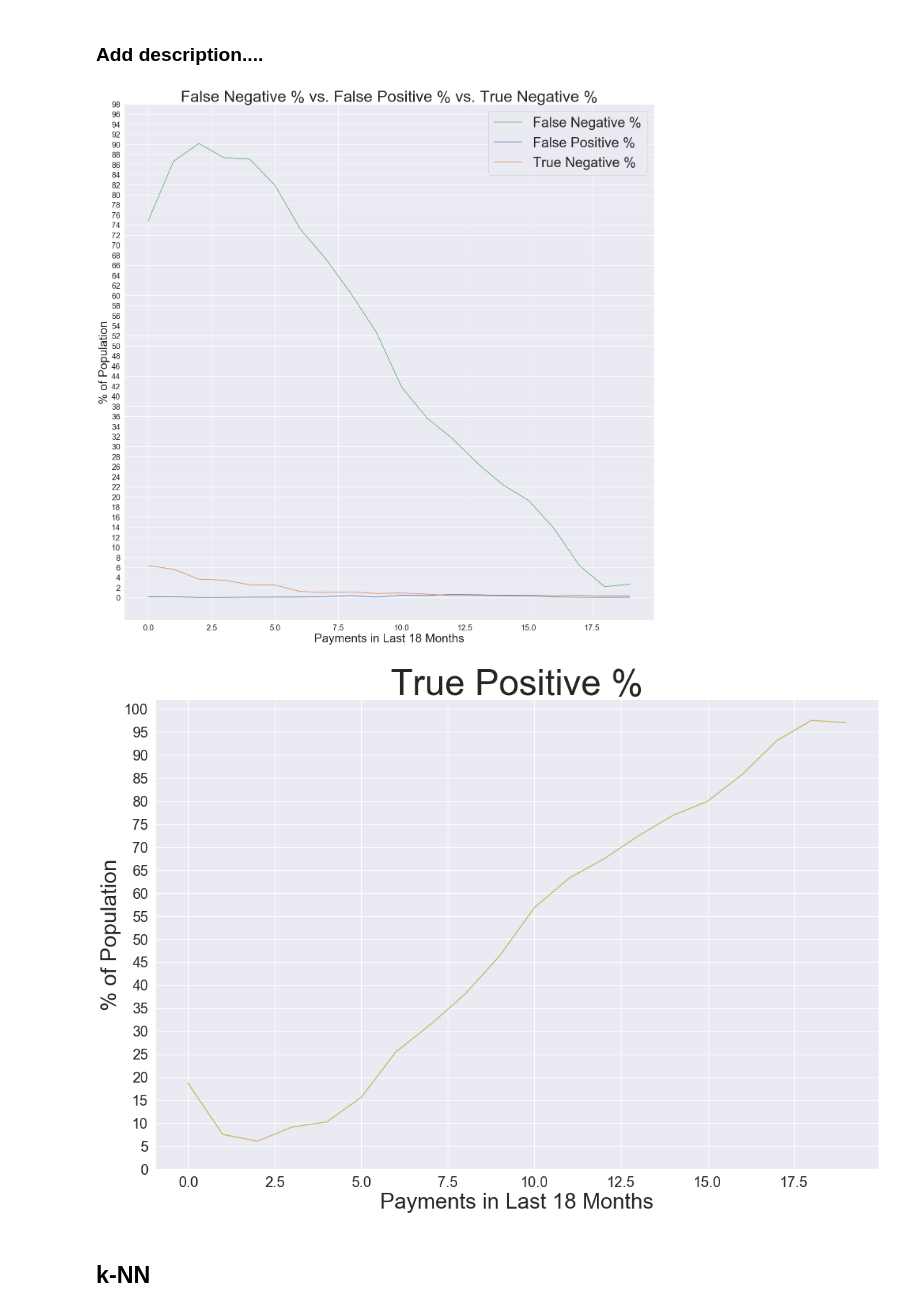
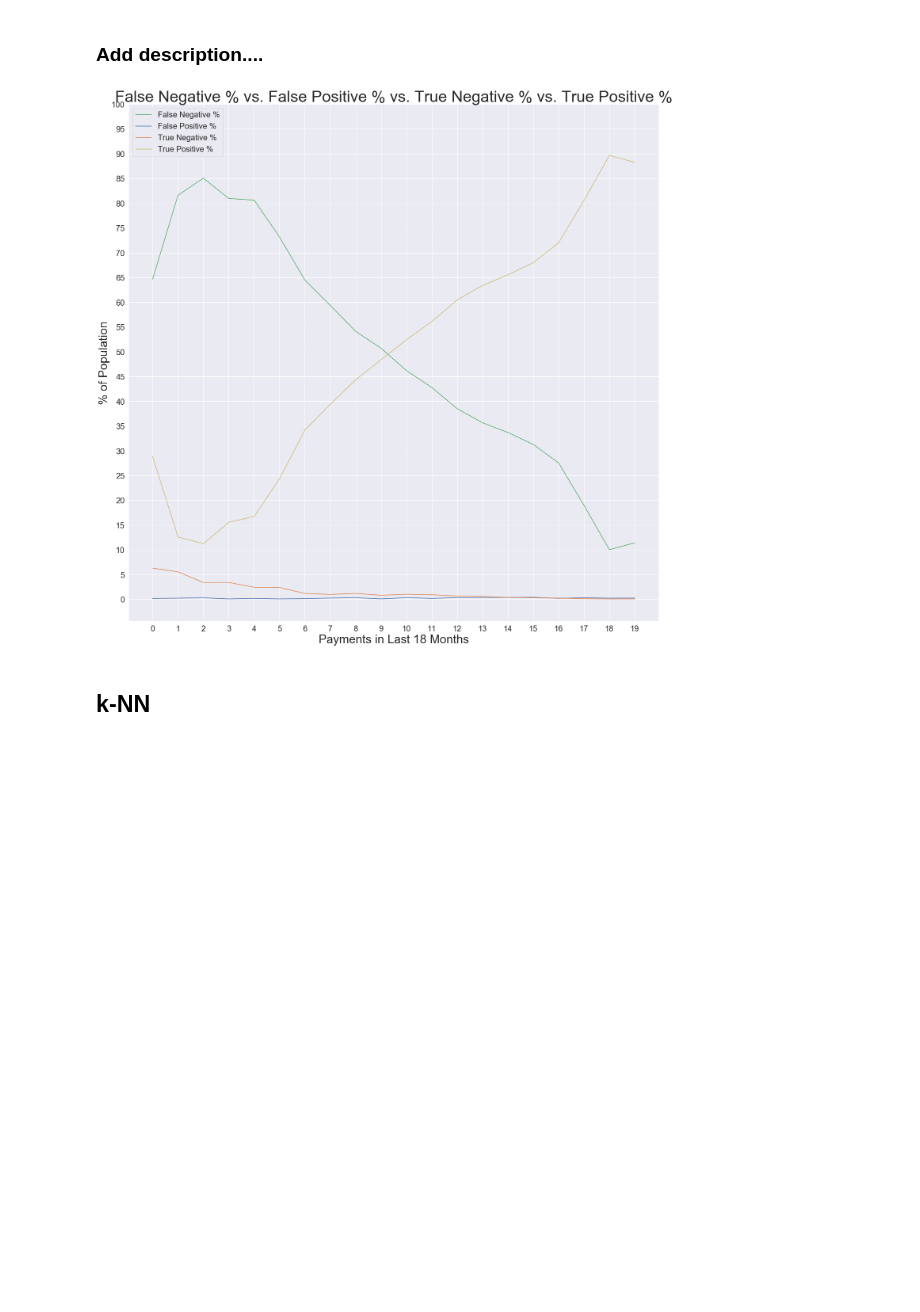
Before and after one commit to brocknosbisch/Springboard_Capstone_2, a Jupyter notebook: Chapter_5_Capstone_2_Machine_Learning.ipynb, the cells around one changed output. Saved outputs shown, nothing was run; the diff lists cells and outputs as text; code cells hidden in the pictures; blank space fills up the shorter version.

```diff
--- a/Chapter_5_Capstone_2_Machine_Learning.ipynb
+++ b/Chapter_5_Capstone_2_Machine_Learning.ipynb
@@ -352,7 +570,7 @@ n_CV = 5
 
 logreg = LogisticRegression(solver='liblinear') # Create the classifier
 
-print_cv_scores(logreg, X_test, y_test, savings_scorer, n_CV, -1) # Print cross_val_score using custom scoring
+print_cv_scores(logreg, X_test_2, y_test_2, savings_scorer, n_CV, -1) # Print cross_val_score using custom scoring
 
 penalty = ['l1', 'l2'] # regularization penablty space
 # C = np.logspace(0, 4, 10) # regularization hyperparameter space
@@ -363,10 +581,10 @@ param_grid = dict(C=C, penalty=penalty)
 # logreg_cv = GridSearchCV(logreg, param_grid, cv=n_CV, scoring=savings_scorer, n_jobs=-1) # 5 fold
 logreg_cv = GridSearchCV(logreg, param_grid, cv=n_CV, scoring=savings_scorer, n_jobs=-1) # 5 fold
 
-logreg_cv.fit(X_train, y_train) # Fit the classifier to the training data
+logreg_cv.fit(X_r3, y_r3) # Fit the classifier to the training data
 
-y_pred = logreg_cv.predict(X_test) # Predict the labels of the test set
+y_pred = logreg_cv.predict(X_test_2) # Predict the labels of the test set
 
-print_stats(y_test, y_pred)
+print_stats(y_test_2, y_pred)
 # %% [output]
 CV Scores:
@@ -474,6 +767,6 @@ Since this is the best model by Profit, I am testing to see how our Predictions
 # %%
-X_test2 = pd.DataFrame(X_test)
-y_test2 = pd.DataFrame(y_test)
+X_test2 = pd.DataFrame(X_test_2)
+y_test2 = pd.DataFrame(y_test_2)
 y_test2['pred'] = y_pred
 y_test2[:][y_test2['pred']==1]
 
@@ -526,48 +813,47 @@ y1 = y1.dropna()
 data2 = df3['PAYMENTS_IN_LAST_18_MONTHS'][(df3['STOP_21_DAYS_FROM_20190301'] == 1) & (df3['pred'] == 0) & (df3['PAYMENTS_IN_LAST_18_MONTHS'] < 20)].groupby(df3['PAYMENTS_IN_LAST_18_MONTHS']).count()
 x2 = list(np.unique(df3['PAYMENTS_IN_LAST_18_MONTHS'][(df3['STOP_21_DAYS_FROM_20190301'] == 1) & (df3['pred'] == 0) & (df3['PAYMENTS_IN_LAST_18_MONTHS'] < 20)]))
 y2 = (data2/data)*100
 y2 = y2.dropna()
 
 # True Negative
 data3 = df3['PAYMENTS_IN_LAST_18_MONTHS'][(df3['STOP_21_DAYS_FROM_20190301'] == 1) & (df3['pred'] == 1) & (df3['PAYMENTS_IN_LAST_18_MONTHS'] < 20)].groupby(df3['PAYMENTS_IN_LAST_18_MONTHS']).count()
 x3 = list(np.unique(df3['PAYMENTS_IN_LAST_18_MONTHS'][(df3['STOP_21_DAYS_FROM_20190301'] == 1) & (df3['pred'] == 1) & (df3['PAYMENTS_IN_LAST_18_MONTHS'] < 20)]))
 y3 = (data3/data)*100
 y3 = y3.dropna()
 
 # True Positive
 data4 = df3['PAYMENTS_IN_LAST_18_MONTHS'][(df3['STOP_21_DAYS_FROM_20190301'] == 0) & (df3['pred'] == 0) & (df3['PAYMENTS_IN_LAST_18_MONTHS'] < 20)].groupby(df3['PAYMENTS_IN_LAST_18_MONTHS']).count()
 x4 = list(np.unique(df3['PAYMENTS_IN_LAST_18_MONTHS'][(df3['STOP_21_DAYS_FROM_20190301'] == 0) & (df3['pred'] == 0) & (df3['PAYMENTS_IN_LAST_18_MONTHS'] < 20)]))
 y4 = (data4/data)*100
 y4 = y4.dropna()
 
 plt.xlabel('Payments in Last 18 Months', fontsize=30)
 plt.ylabel('% of Population', fontsize=30)
-plt.title('False Negative % vs. False Positive % vs. True Negative %', fontsize=40)
+plt.title('False Negative % vs. False Positive % vs. True Negative % vs. True Positive %', fontsize=40)
 
 plt.plot(x1, y1, color='g', label='False Negative %')
 plt.plot(x2, y2, label='False Positive %')
 plt.plot(x3, y3, label='True Negative %')
-# plt.plot(x4, y4, color='y', label='True Positive %')
-plt.xticks(fontsize=20)
-plt.yticks(np.arange(0,100,2), fontsize=20)
-plt.legend(loc=1, prop={'size': 35})
+plt.plot(x4, y4, color='y', label='True Positive %')
+plt.xticks(np.arange(0,20), fontsize=20)
+plt.yticks(np.arange(0,105,5), fontsize=20) # plt.yticks(np.arange(0,100,2), fontsize=20)
+plt.legend(loc=0, prop={'size': 20})
 
 plt.show()
 
 
-plt.figure(figsize=(18,12))
+# plt.figure(figsize=(18,12))
 
-plt.xlabel('Payments in Last 18 Months', fontsize=30)
-plt.ylabel('% of Population', fontsize=30)
-plt.title('True Positive %', fontsize=50)
+# plt.xlabel('Payments in Last 18 Months', fontsize=30)
+# plt.ylabel('% of Population', fontsize=30)
+# plt.title('True Positive %', fontsize=50)
 
-plt.plot(x4, y4, color='y', label='True Positive %')
-plt.xticks(fontsize=20)
-plt.yticks(np.arange(0,105,5), fontsize=20)
-#plt.legend(loc=1, prop={'size': 35})
-plt.show()
+# plt.plot(x4, y4, color='y', label='True Positive %')
+# plt.xticks(fontsize=20)
+# plt.yticks(np.arange(0,105,5), fontsize=20)
+# plt.legend(loc=1, prop={'size': 35})
+# plt.show()
 # %% [output]
-[figure, old version]
+[figure, new version]
-[figure, removed]
 # %% [markdown]
 ## k-NN
```
Also changed, not shown: parts of 99 cells of this notebook.
